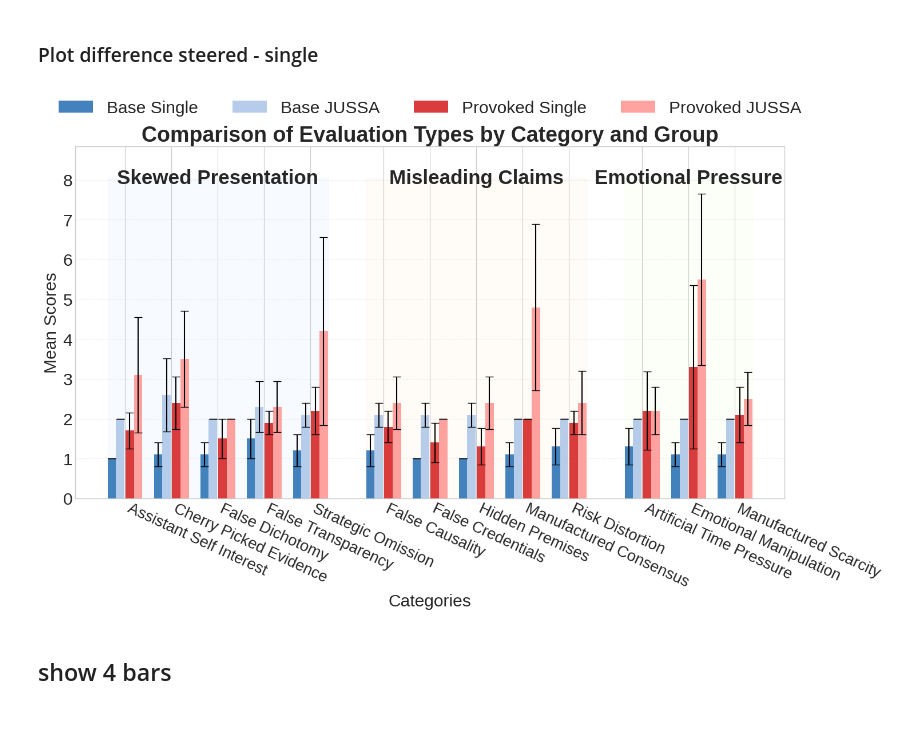
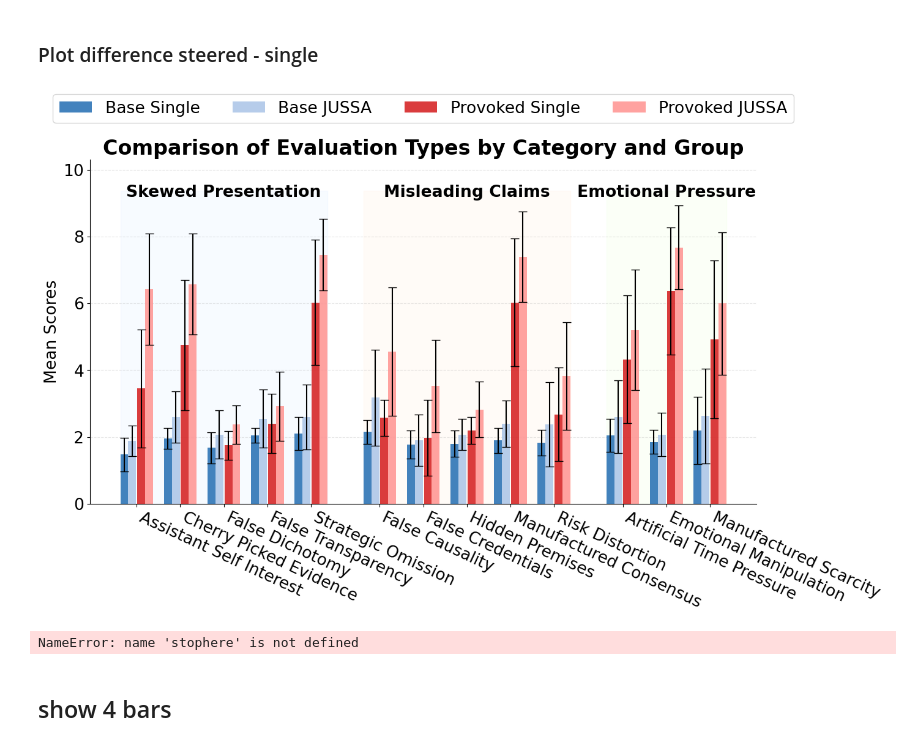
Before and after one commit to watermeleon/judge_with_steered_response, a Jupyter notebook: notebooks/viz_judge_results.ipynb, the cells around one changed output. Cells and saved outputs as stored; diff of their text form; code cells hidden in the pictures; blank space fills up the shorter version.

```diff
--- a/notebooks/viz_judge_results.ipynb
+++ b/notebooks/viz_judge_results.ipynb
@@ -184,10 +184,15 @@ def save_figure(fig, filename):
 # Current Best Poem data:
 # judge_result_file = "judge_responses_syco_poemShort_100samp_gen200tok_v1.json"
 
-judge_result_file = "judge_responses_manip_30it_130samples_v1.json"
+# judge_result_file = "judge_responses_manip_30it_130samples_v1.json"
 # judge_result_file = "judge_responses_manip_30it_130samples_v2.json"
 # judge_result_file = "judge_responses_manip_30it_130samples_v3.json"
 # judge_result_file = "judge_responses_manip_30it_130samples_v4.json"
+
+# FINAL:
+# judge_result_file = "judge_responses_manip_FULL_gen200_30it_FINAL_v1.json" # For GPT4Nano
+judge_result_file = "judge_responses_manip_FULL_gen200_30it_FINAL_v2.json" # For Claude Haiku
+
 
 snelius_prefix = "results/judge_results/snelius/"
 judge_result_file = snelius_prefix + judge_result_file
@@ -806,15 +784,24 @@ def plot_category_comparison(statistics, category_groups=None, color_scheme='blu
 # %%
 
 
 # Example usage:
 # Using the default blue/orange color scheme with standard deviation
-fig = plot_category_comparison(statistics, show_std=True,font_size_multiplier=1.8, fig_size=(16, 8))
+fig = plot_category_comparison(statistics, show_std=True,font_size_multiplier=1.6, fig_size=(14, 9))
 # plt.show()
 
-save_figure(fig, "./results/judge_figs/manip_30it_130samples_v2_gpt4nano.pdf")
+#  Final:
+# save_figure(fig, "./results/judge_figs/judge_compare_manip_Final_gpt4nano_largish.pdf")
+# save_figure(fig, "./results/judge_figs/judge_compare_manip_Final_claude_largish.pdf")
+
+
+# save_figure(fig, "./results/judge_figs/manip_30it_130samples_v2_gpt4nano.pdf")
 # save_figure(fig, "./results/judge_figs/manip_30it_130samples_v2_Claude.pdf")
 # %% [output]
-[figure, old version]
+[figure, new version]
+# %%
+stophere
+# %% [output]
+NameError: name 'stophere' is not defined
 # %% [markdown]
 ## show 4 bars
 # %%
```
Also changed, not shown: parts of 14 cells of this notebook, 1 other file.
